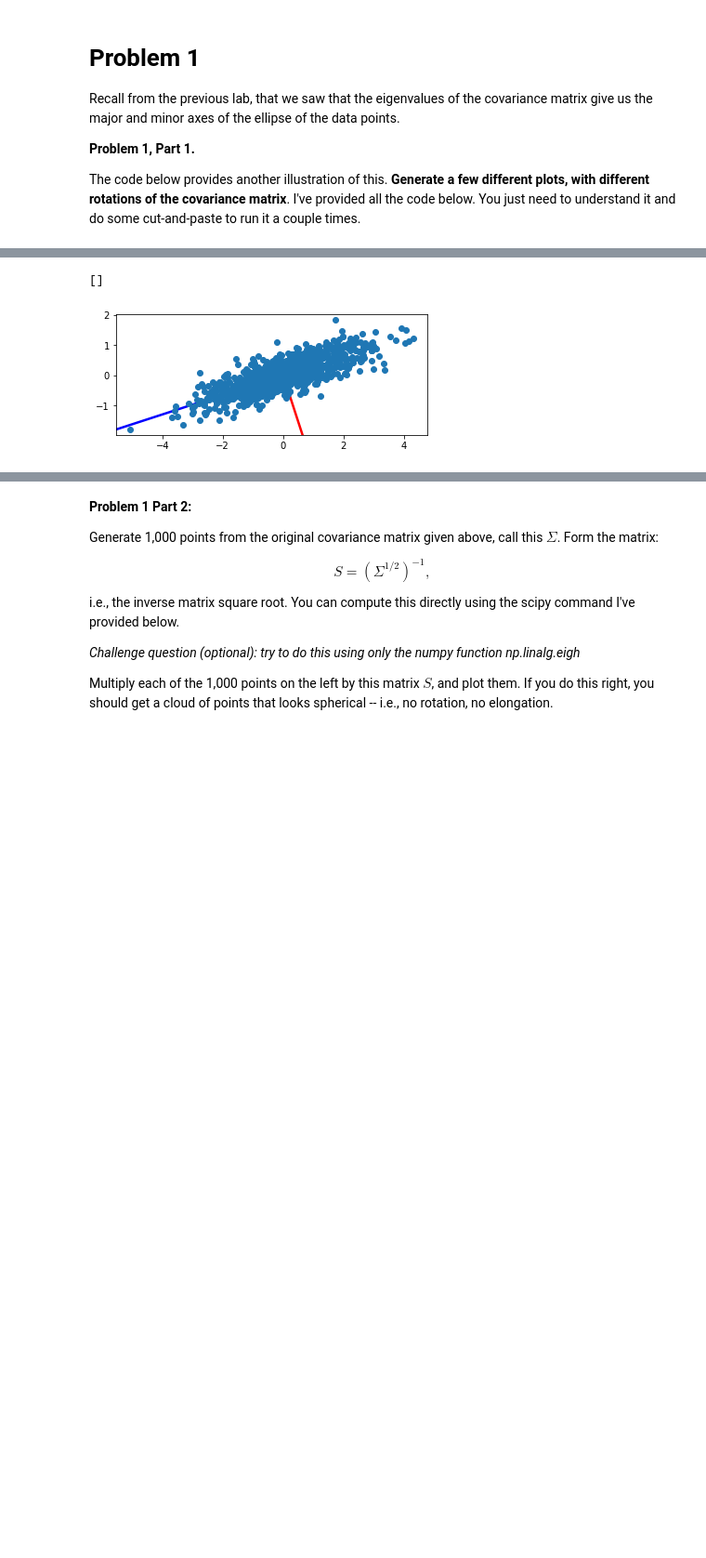
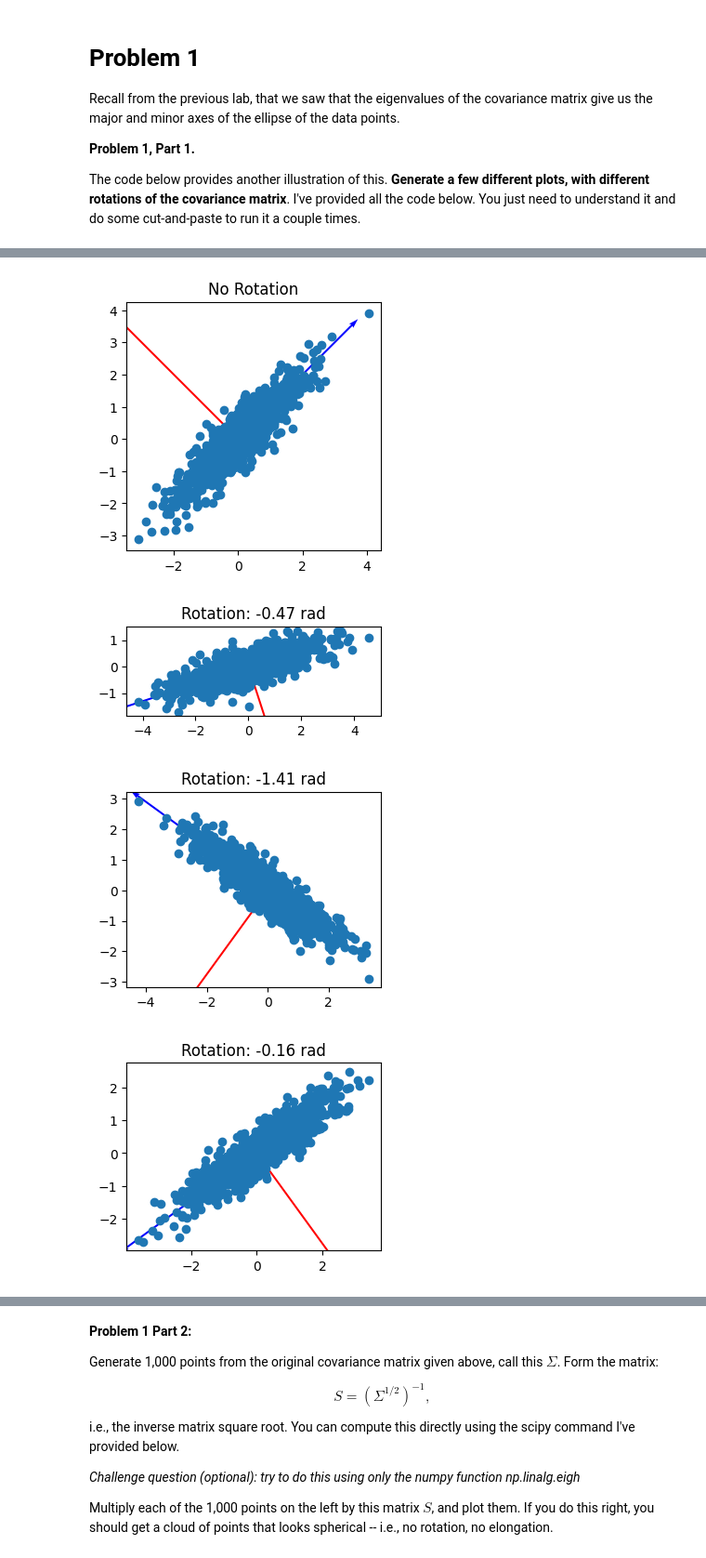
Before and after one commit to dgk453/DataScienceLab2, a Jupyter notebook: Data_Science_Lab_2.ipynb, the cells around one changed output, grey strips where cells are left out. Shown at 93% size. Drawn from its saved outputs; the diff is of its cells as text; code cells hidden in the pictures; blank space fills up the shorter version.

```diff
--- a/Data_Science_Lab_2.ipynb
+++ b/Data_Science_Lab_2.ipynb
@@ -70,24 +46,53 @@ plt.plot()
-# %%
-# Recall the form of a rotation matrix in 2D
-samples = 1000
-# Try different values of theta
-# for example, theta = -1/8, or theta = -1/4 to align with axes
-theta = -0.15*math.pi #radians
-R = np.array([[math.cos(theta), -math.sin(theta)],[math.sin(theta),math.cos(theta)]])
-mu2 = [0, 0] # Mean at the origin (0,0)
-cov2 = np.dot(np.dot(R,[[1, 0.9], [0.9, 1]]),R.T) # covariance matrix
-L2, V2 = np.linalg.eigh(cov2) # get the eigenvectors of the covariance matrix
-X2 = rng.multivariate_normal(mu2, cov2, samples) # generate the points
-
-# We can plot the points to see what they look like
-origin = np.array([[0, 0],[0, 0]]) # origin point
-
-plt.quiver(*origin, V2[:,0], V2[:,1], color=['r','b'], scale=1.5)
-plt.scatter(X2[:,0], X2[:,1])
-axes2 = plt.gca()
-axes2.set_aspect(1) # set aspect ratio to 1 to see the alignment
-#axes2.set_aspect('equal', 'box')
-plt.plot()
-# %% [output]
-[]
-[figure, removed]
+# %%
+def plot_points(mu, cov, samples, subplot_index, theta=None):
+    # Get the eigenvectors of the covariance matrix
+    L, V = np.linalg.eigh(cov)
+
+    # Generate multivariate normal samples
+    X = rng.multivariate_normal(mu, cov, samples)
+
+    # Create subplot at the given index
+    plt.figure(figsize=(12, 8))  # Make the plot bigger
+    plt.subplot(2, 3, subplot_index)
+
+    # Plot the eigenvectors (directions) and the scatter points
+    origin = np.array([[0, 0], [0, 0]]) # origin point
+    plt.quiver(*origin, V[:, 0], V[:, 1], color=['r', 'b'], scale=1.5)
+    plt.scatter(X[:, 0], X[:, 1])
+
+    # Set the aspect ratio to 1
+    axes = plt.gca()
+    axes.set_aspect(1)
+
+    # Adds title to graph with rotation and theta value
+    if theta is not None:
+        plt.title(f"Rotation: {theta:.2f} rad")
+    else:
+        plt.title("No Rotation")
+
+# Number of samples
+samples = 1000
+mu = [0, 0]  # Mean at the origin (0, 0)
+cov = [[1, 0.9], [0.9, 1]]  # Covariance matrix
+
+# Plot the first plot without any rotation
+plot_points(mu, cov, samples, 1) # Plots on subplot 1
+
+# Plots with different rotations of covariance matrix
+thetas = [-0.15 * math.pi, -0.45 * math.pi, -0.05 * math.pi, 0.3 * math.pi]  # Different angles in radians
+# Uses enumerate to iterate through thetas list and count up starting from 2
+for i, theta in enumerate(thetas, 2):
+    R = np.array([[math.cos(theta), -math.sin(theta)], [math.sin(theta), math.cos(theta)]])
+    cov2 = np.dot(np.dot(R, cov), R.T) # Rotated covariance matrix
+
+    # Plot rotated distribution
+    plot_points(mu, cov2, samples, i, theta=theta)
+
+# Adjust layout and show the plot
+plt.tight_layout()
+plt.show()
+# %% [output]
+[figure, added]
+[figure, added]
+[figure, added]
+[figure, added]
```
Also changed, not shown: parts of 4 cells of this notebook, 4 other files.
